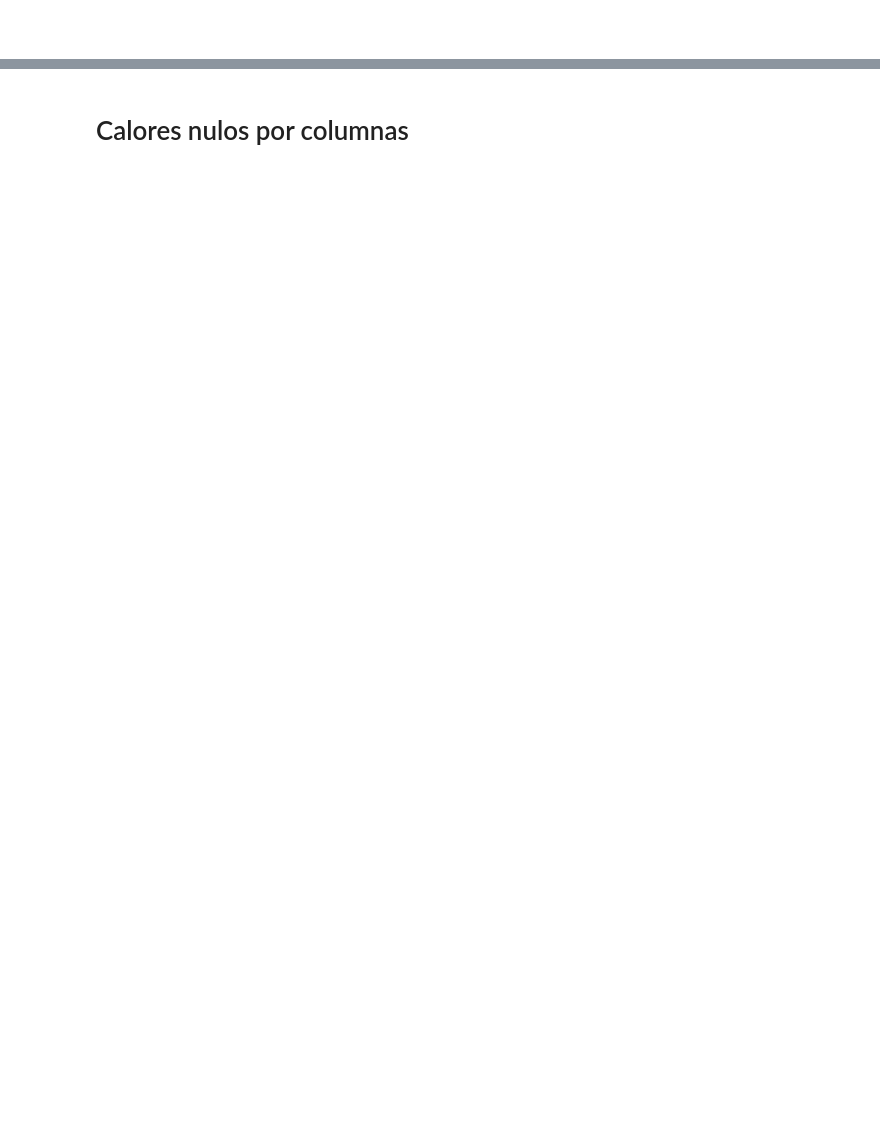
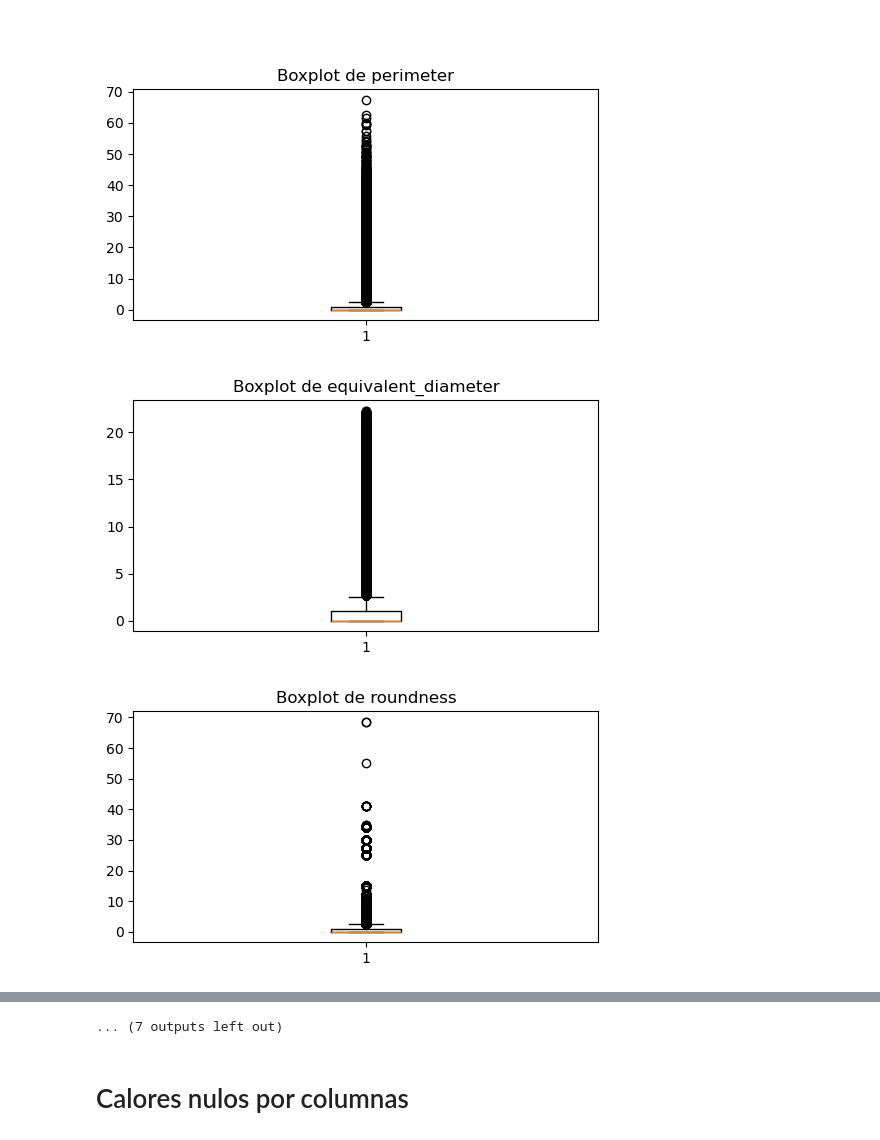
Before and after one commit to telmoolarreaga/PFG, a Jupyter notebook: Base de datos/Procesamiento.ipynb, the cells around one changed output, grey strips where cells are left out. Drawn from its saved outputs; the diff is of its cells as text; code cells hidden in the pictures; blank space fills up the shorter version.

```diff
--- a/Base de datos/Procesamiento.ipynb
+++ b/Base de datos/Procesamiento.ipynb
@@ -397,0 +720,10 @@ for col in df_clustering.columns:
+# %%
+config_path = r"C:\Users\Usuario\Documents\GitHub\PFG\Analizador\pollution-particle-analyzer-main\amiaire\config.py"
+
+with open(config_path, 'r', encoding='utf-8') as f:
+    contenido = f.read()
+
+# Buscar las líneas relevantes
+for i, linea in enumerate(contenido.split('\n')):
+    if any(x in linea for x in ['target_size', 'min_area', 'max_area', 'FILTER', 'GRAYSCALE']):
+        print(f"línea {i+1}: {linea}")
@@ -397,0 +802,9 @@ for col in df_clustering.columns:
+# %%
+from sklearn.preprocessing import RobustScaler
+scaler = RobustScaler()
+
+# Ajustamos y transformamos
+df_clustering = pd.DataFrame(scaler.fit_transform(df_clustering), columns=columnas_clustering)
+
+# Ya tienes df_clustering listo para clustering
+print(df_clustering.head())
@@ -398,2 +829,12 @@ for col in df_clustering.columns:
 # %% [markdown]
 ##
+# %%
+for col in df_clustering.columns:
+    plt.figure(figsize=(6,3))
+    plt.boxplot(df_clustering[col])
+    plt.title(f"Boxplot de {col}")
+    plt.show()
+# %% [output]
+[figure, added]
+[figure, added]
+[figure, added]
@@ -400,2 +850,3 @@ for col in df_clustering.columns:
+... (7 outputs left out)
 # %% [markdown]
 # Calores nulos por columnas
```
Also changed, not shown: parts of 9 cells of this notebook.
